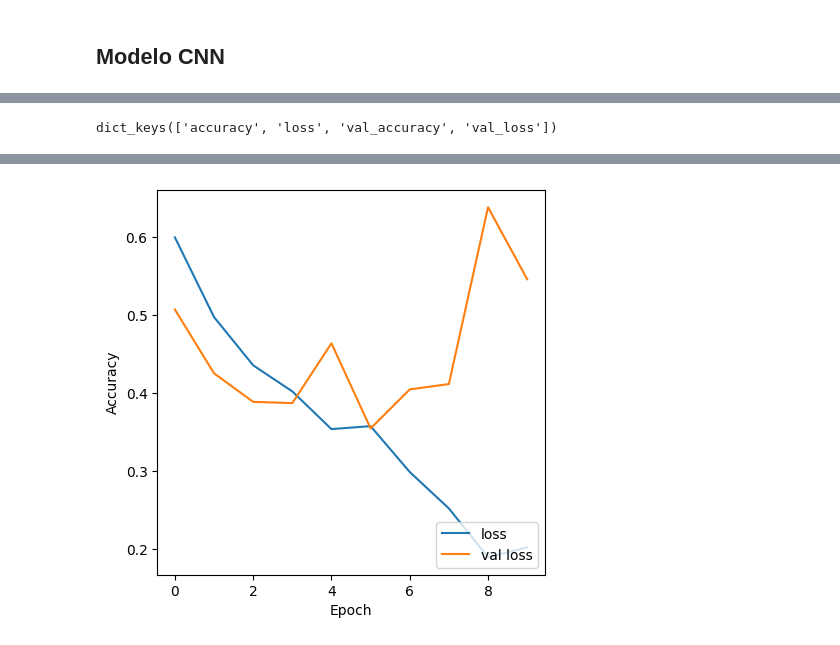
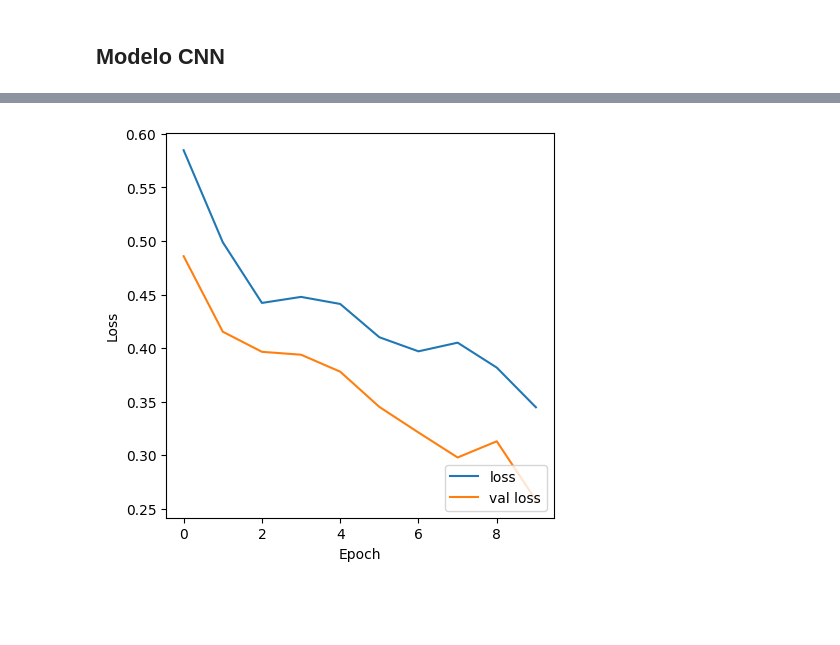
Before and after one commit to Axoluther/castanas-xai, a Jupyter notebook: CNN.ipynb, the cells around one changed output, grey strips where cells are left out. Cells and saved outputs as stored; diff of their text form; code cells hidden in the pictures; blank space fills up the shorter version.

Commit message:
Kaggle Notebook | chestnut | Version 2 | 91%

```diff
--- a/CNN.ipynb
+++ b/CNN.ipynb
@@ -15,5 +17,5 @@ To enable the following instructions: AVX2 FMA, in other operations, rebuild Ten
 # %%
-dataset_dir = 'castanas_aug_ds'
+dataset_dir = '/kaggle/input/castanas-aug-ds/castanas_aug_ds'
 
 train, val = keras.utils.image_dataset_from_directory (
     directory=dataset_dir,
@@ -58,5 +61,13 @@ ver_imgs(val)
 [figure]
 # %% [markdown]
 ## Modelo CNN
+# %%
+modificar_img = keras.Sequential([
+    keras.layers.RandomFlip('horizontal'),
+    keras.layers.RandomRotation(0.1),
+    keras.layers.RandomZoom(0.1),
+    keras.layers.RandomTranslation(0.1, 0.1),
+    keras.layers.RandomContrast(0.2)
+])
 # %%
 model = keras.Sequential([
@@ -114,15 +153,25 @@ Model: "sequential_5"
  Non-trainable params: 0 (0.00 B)
 # %%
+early_stop = keras.callbacks.EarlyStopping(
+    monitor = 'val_loss',
+    patience = 4,
+    min_delta=0.001, #agregado
+    restore_best_weights = True,
+    )
+
 model.compile(
-    optimizer='adam',
+    optimizer=keras.optimizers.Adam(learning_rate=0.0005 ),
+    # optimizer='adam',
     loss=keras.losses.binary_crossentropy,
-    metrics=['accuracy']
+    metrics=['accuracy'],
     )
 # %%
 history = model.fit(
     train,
     epochs=10,
-    validation_data=val
+    validation_data=val,
+    callbacks = [early_stop],
+    class_weight={0: 1.5, 1: 1.0}, #agregado, utillll
 )
 # %% [output]
 Epoch 1/10
@@ -150,15 +200,10 @@ model.save("modelos/Castanas_Model_1.keras")
-# %%
-print(history.history.keys() )
-# %% [output]
-dict_keys(['accuracy', 'loss', 'val_accuracy', 'val_loss'])
 # %%
 plt.figure(figsize=(5,5))
 plt.plot(history.history['loss'], label = 'loss')
 plt.plot(history.history['val_loss'], label = 'val loss')
 
 plt.xlabel('Epoch')
-plt.ylabel('Accuracy')
-# plt.ylim([0.5, 1])
+plt.ylabel('Loss')
 plt.legend(loc='lower right')
 
 val_loss, val_acc = model.evaluate(val, verbose=2)
@@ -169 +214 @@ val accuaricy: 0.768878698348999 val loss: 0.5461703538894653
-[figure, old version]
+[figure, new version]
```
Also changed, not shown: parts of 9 cells of this notebook.
